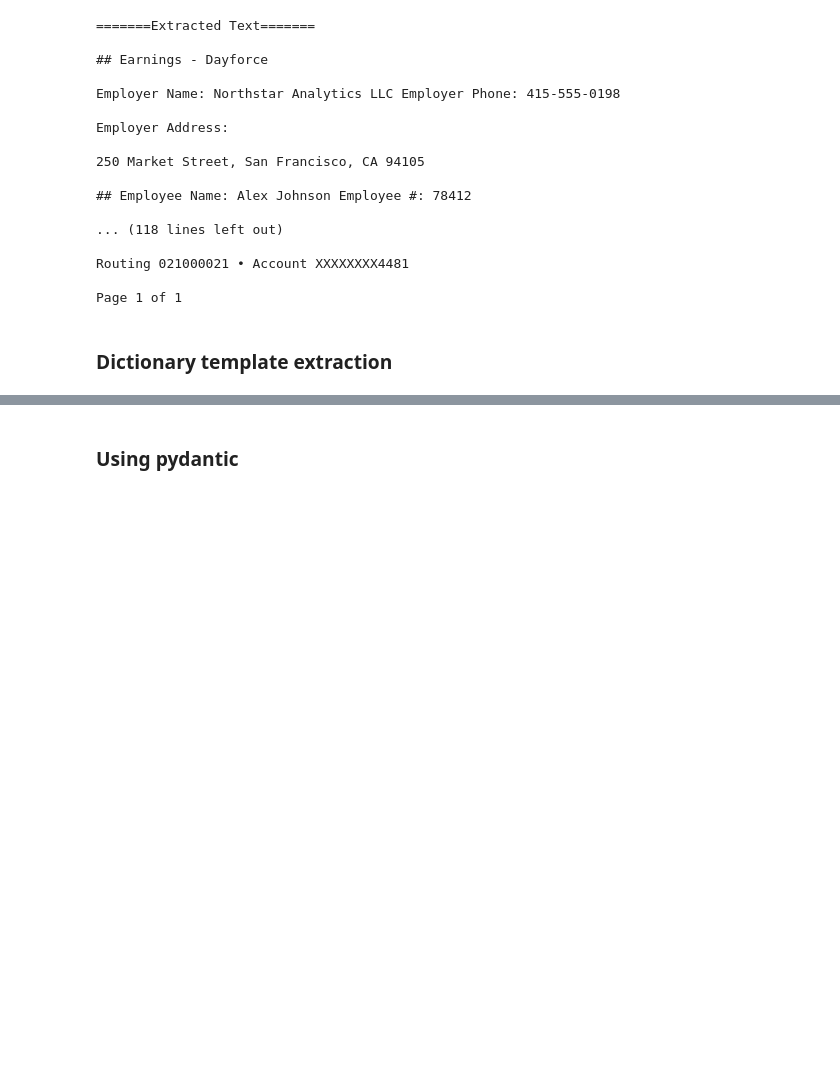
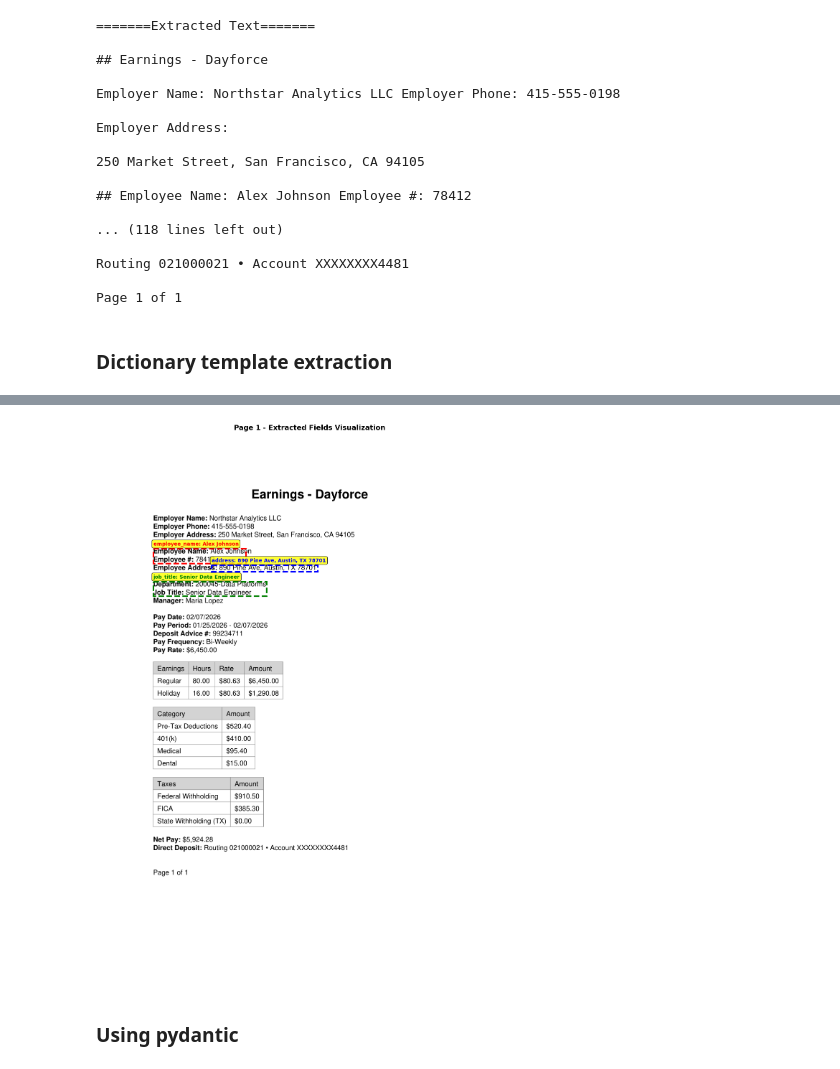
Before and after one commit to machzqcq/OPENSEARCH_INTERMEDIATE_TUTORIAL, a Jupyter notebook: 7. BONUS_PROJECTS/chonkie_docling_langxtract/2.docling/earnings_statement_use_case.ipynb, the cells around one changed output, grey strips where cells are left out. Saved outputs shown, nothing was run; the diff lists cells and outputs as text; code cells hidden in the pictures; blank space fills up the shorter version.

```diff
--- a/7. BONUS_PROJECTS/chonkie_docling_langxtract/2.docling/earnings_statement_use_case.ipynb
+++ b/7. BONUS_PROJECTS/chonkie_docling_langxtract/2.docling/earnings_statement_use_case.ipynb
@@ -174,0 +411,79 @@ Only PDF and image formats are supported.
+# %%
+# Visualize the string template extraction results
+if result.pages:
+    extracted_data = result.pages[0].extracted_data
+
+    print("🎯 Finding bounding boxes for string template extracted fields...")
+    print(f"\n📋 Extracted fields: {list(extracted_data.keys())}")
+
+    # First, we need to convert the document to get layout information
+    print("\n📄 Converting document to get bounding box information...")
+    conversion_result = doc_converter.convert(file_path)
+
+    # Find bounding boxes with improved precision
+    field_bboxes = []
+    field_labels = []
+
+    for field, value in extracted_data.items():
+        if not value:
+            continue
+
+        value_str = str(value)
+
+        # Search in document for this specific value
+        # We'll look for the smallest text element that contains our value
+        best_match = None
+        min_length = float('inf')
+
+        for item, _ in conversion_result.document.iterate_items():
+            if not hasattr(item, 'text') or not hasattr(item, 'prov'):
+                continue
+
+            # Check if value is in this item's text
+            if value_str in item.text:
+                # Prefer shorter matches (more precise)
+                if len(item.text) < min_length:
+                    min_length = len(item.text)
+
+                    if item.prov:
+                        for prov in item.prov:
+                            if prov.page_no == 1:  # First page only
+                                bbox = prov.bbox
+                                best_match = {
+                                    'text': value_str,
+                                    'full_text': item.text,
+                                    'page': prov.page_no,
+                                    'bbox': {
+                                        'l': bbox.l,
+                                        't': bbox.t,
+                                        'r': bbox.r,
+                                        'b': bbox.b,
+                                        'coord_origin': bbox.coord_origin
+                                    }
+                                }
+
+        if best_match:
+            field_bboxes.append(best_match)
+            field_labels.append(f"{field}: {value}")
+            print(f"  ✓ Found '{value}' in text: '{best_match['full_text'][:60]}...'")
+        else:
+            print(f"  ⚠️ Could not find bbox for '{value}' (field: {field})")
+
+    if field_bboxes:
+        print(f"\n🎨 Visualizing {len(field_bboxes)} extracted fields:")
+        try:
+            draw_bounding_boxes_on_page(
+                file_path,
+                field_bboxes,
+                labels=field_labels,
+                output_path=data_dir / "earnings_string_template_bbox.png"
+            )
+        except Exception as e:
+            print(f"⚠️ Visualization error: {e}")
+            import traceback
+            traceback.print_exc()
+    else:
+        print("\n⚠️ No bounding boxes found for extracted values")
+else:
+    print("⚠️ No extraction results available")
+# %% [output]
@@ -175,3 +506,4 @@ Only PDF and image formats are supported.
+[figure, added]
 # %% [markdown]
 ### Using pydantic
 # %%
```
Also changed, not shown: parts of 9 cells of this notebook, 3 other files.
